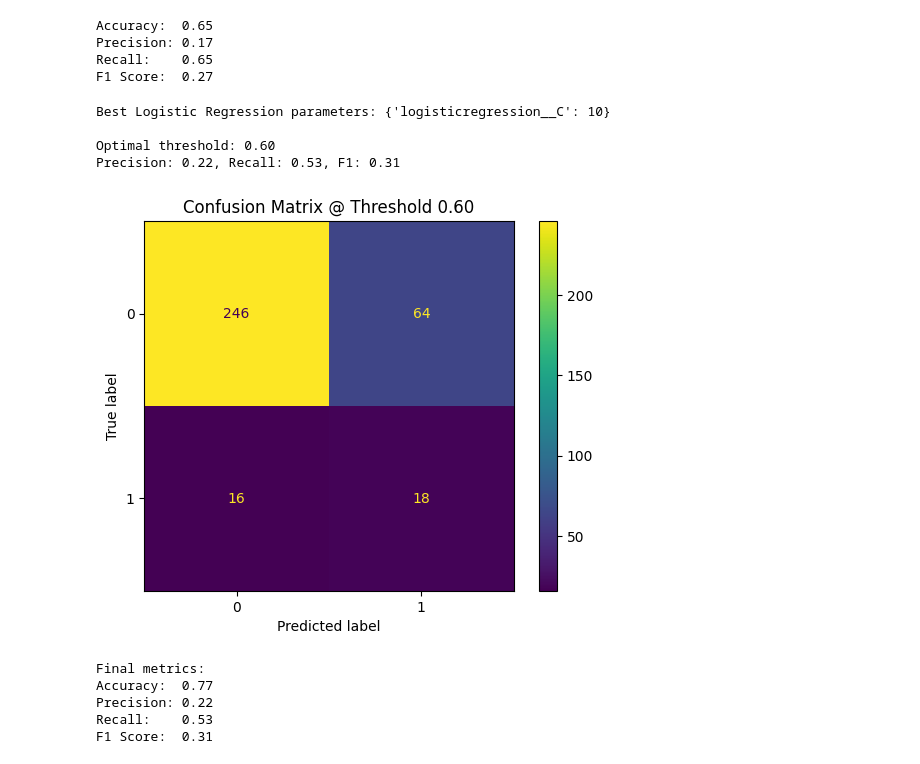
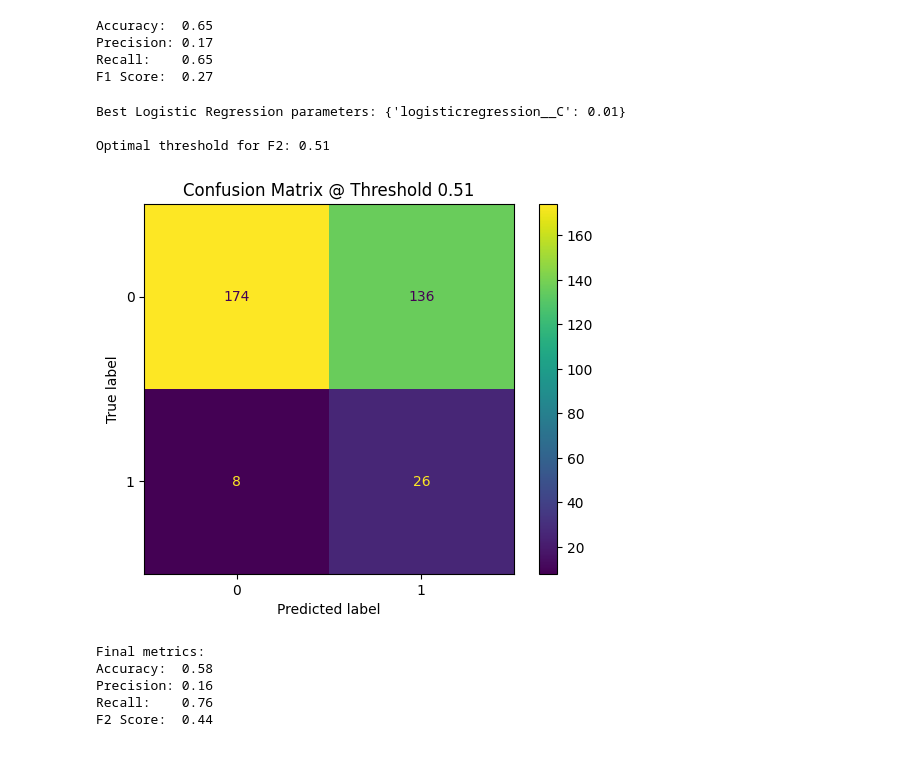
Before and after one commit to DeMeyerRobin/IndustryProject-BariatricSurgeryG1, a Jupyter notebook: ROB_model_training.ipynb, the cells around one changed output. Saved outputs shown, nothing was run; the diff lists cells and outputs as text; code cells hidden in the pictures.

```diff
--- a/ROB_model_training.ipynb
+++ b/ROB_model_training.ipynb
@@ -677,63 +677,69 @@ from sklearn.preprocessing import StandardScaler
 from sklearn.model_selection import GridSearchCV, cross_val_predict
 from sklearn.metrics import (
     precision_recall_curve, confusion_matrix, ConfusionMatrixDisplay,
-    precision_score, recall_score, f1_score, accuracy_score
+    precision_score, recall_score, fbeta_score, accuracy_score, make_scorer
 )
 import numpy as np
 import matplotlib.pyplot as plt
 
-# --- Build and tune logistic regression pipeline ---
+# --- Pipeline with balanced class weights ---
 logreg_pipeline = make_pipeline(
     SimpleImputer(strategy='mean'),
     StandardScaler(),
     LogisticRegression(class_weight='balanced', solver='liblinear', max_iter=1000, random_state=42)
 )
 
-# --- Hyperparameter grid ---
+# --- Grid search on C (tune regularization) ---
 param_grid = {
     'logisticregression__C': [0.01, 0.1, 1, 10, 100]
 }
 
-# --- Grid search for best C ---
-grid = GridSearchCV(logreg_pipeline, param_grid, cv=5, scoring='f1', n_jobs=-1)
+
+
+f2_scorer = make_scorer(fbeta_score, beta=2)
+
+grid = GridSearchCV(logreg_pipeline, param_grid, cv=5, scoring=f2_scorer, n_jobs=-1)
 grid.fit(X, y)
 best_logreg = grid.best_estimator_
 
 print("Best Logistic Regression parameters:", grid.best_params_)
 
 # --- Cross-validated probabilities ---
 y_proba = cross_val_predict(best_logreg, X, y, cv=5, method='predict_proba')[:, 1]
 
-# --- Threshold tuning for best F1 ---
-precisions, recalls, thresholds = precision_recall_curve(y, y_proba)
-f1s = 2 * (precisions * recalls) / (precisions + recalls + 1e-8)
-best_idx = f1s.argmax()
-best_threshold = thresholds[best_idx]
+# --- Sweep thresholds to maximize F2 score ---
+beta = 2
+best_thresh = 0
+best_fbeta = 0
 
-print(f"\nOptimal threshold: {best_threshold:.2f}")
-print(f"Precision: {precisions[best_idx]:.2f}, Recall: {recalls[best_idx]:.2f}, F1: {f1s[best_idx]:.2f}")
+for t in np.linspace(0.01, 0.99, 200):
+    y_thresh = (y_proba >= t).astype(int)
+    score = fbeta_score(y, y_thresh, beta=beta)
+    if score > best_fbeta:
+        best_fbeta = score
+        best_thresh = t
 
-# --- Final predictions and evaluation ---
-y_pred = (y_proba >= best_threshold).astype(int)
+print(f"\nOptimal threshold for F{beta}: {best_thresh:.2f}")
+y_pred = (y_proba >= best_thresh).astype(int)
 
+# --- Confusion matrix & metrics ---
 cm = confusion_matrix(y, y_pred)
 ConfusionMatrixDisplay(cm).plot()
-plt.title(f'Confusion Matrix @ Threshold {best_threshold:.2f}')
+plt.title(f'Confusion Matrix @ Threshold {best_thresh:.2f}')
 plt.show()
 
 print("\nFinal metrics:")
 print(f"Accuracy:  {accuracy_score(y, y_pred):.2f}")
 print(f"Precision: {precision_score(y, y_pred):.2f}")
 print(f"Recall:    {recall_score(y, y_pred):.2f}")
-print(f"F1 Score:  {f1_score(y, y_pred):.2f}")
+print(f"F{beta} Score:  {fbeta_score(y, y_pred, beta=beta):.2f}")
 # %% [output]
-Best Logistic Regression parameters: {'logisticregression__C': 10}
+Best Logistic Regression parameters: {'logisticregression__C': 0.01}
 
-Optimal threshold: 0.60
-Precision: 0.22, Recall: 0.53, F1: 0.31
+Optimal threshold for F2: 0.51
-[figure, old version]
+[figure, new version]
 Final metrics:
-Accuracy:  0.77
-Precision: 0.22
-Recall:    0.53
-F1 Score:  0.31
+Accuracy:  0.58
+Precision: 0.16
+Recall:    0.76
+F2 Score:  0.44
```
Also changed, not shown: parts of 4 cells of this notebook.
